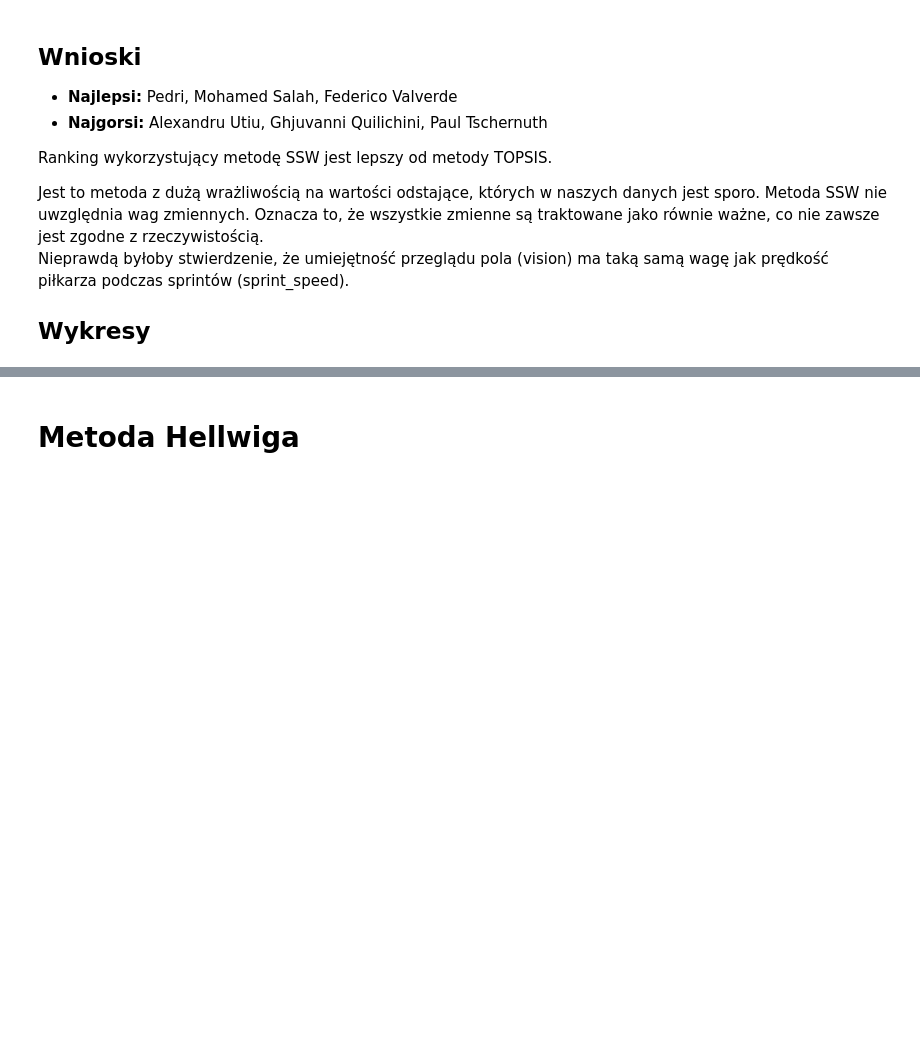
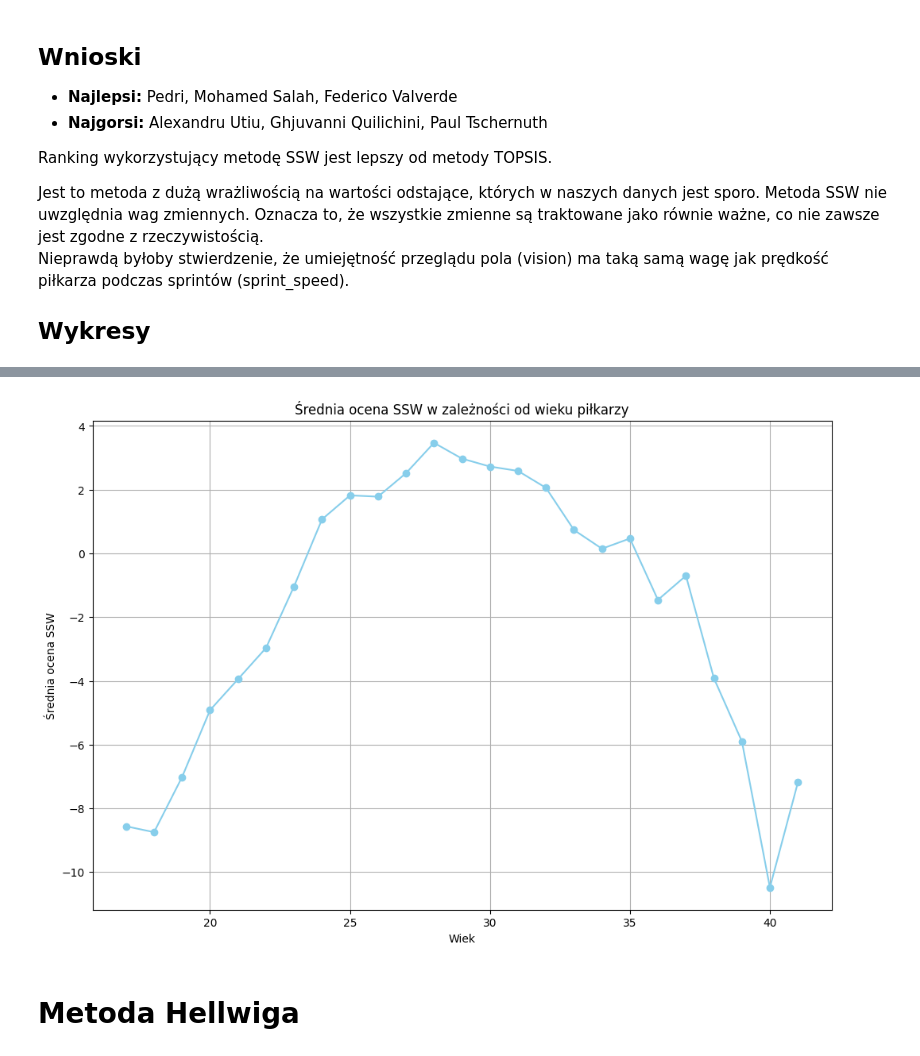
Before and after one commit to izabelakolodziejska/Fifa_players_analysis, a Jupyter notebook: fifa_analysys.ipynb, the cells around one changed output, grey strips where cells are left out. Saved outputs shown, nothing was run; the diff lists cells and outputs as text; code cells hidden in the pictures; blank space fills up the shorter version.

```diff
--- a/fifa_analysys.ipynb
+++ b/fifa_analysys.ipynb
@@ -521,13 +555,15 @@ plt.show()
 # %%
-average_scores_by_age = data.groupby('age')['ssw'].mean()
+average_scores_by_age = data.groupby('age')['SSW Score'].mean()
 
 plt.figure(figsize=(12, 8))
 plt.plot(average_scores_by_age.index, average_scores_by_age.values, marker='o', linestyle='-', color='skyblue')
 plt.xlabel('Wiek')
 plt.ylabel('Średnia ocena SSW')
 plt.title('Średnia ocena SSW w zależności od wieku piłkarzy')
 plt.grid(True)
 plt.show()
+# %% [output]
+[figure, added]
 # %% [markdown]
 # Metoda Hellwiga
 # %% [markdown]
```
Also changed, not shown: parts of 7 cells of this notebook, 1 other file.
